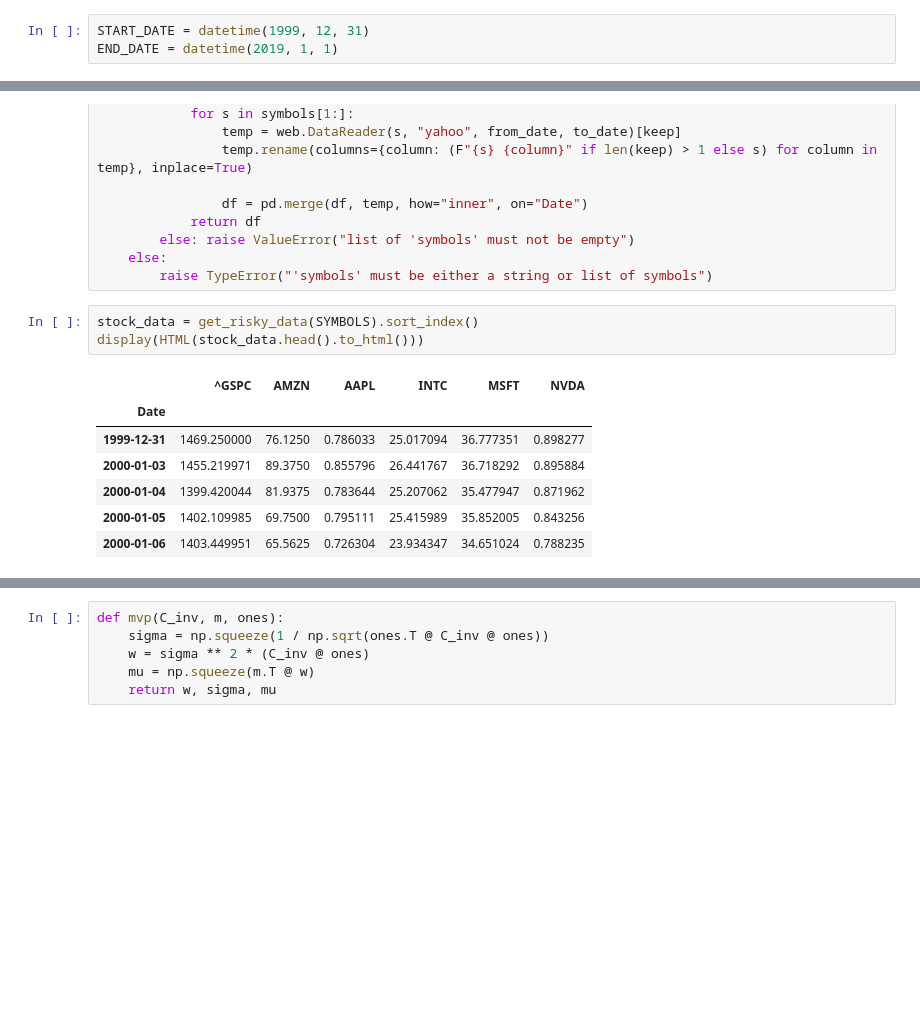
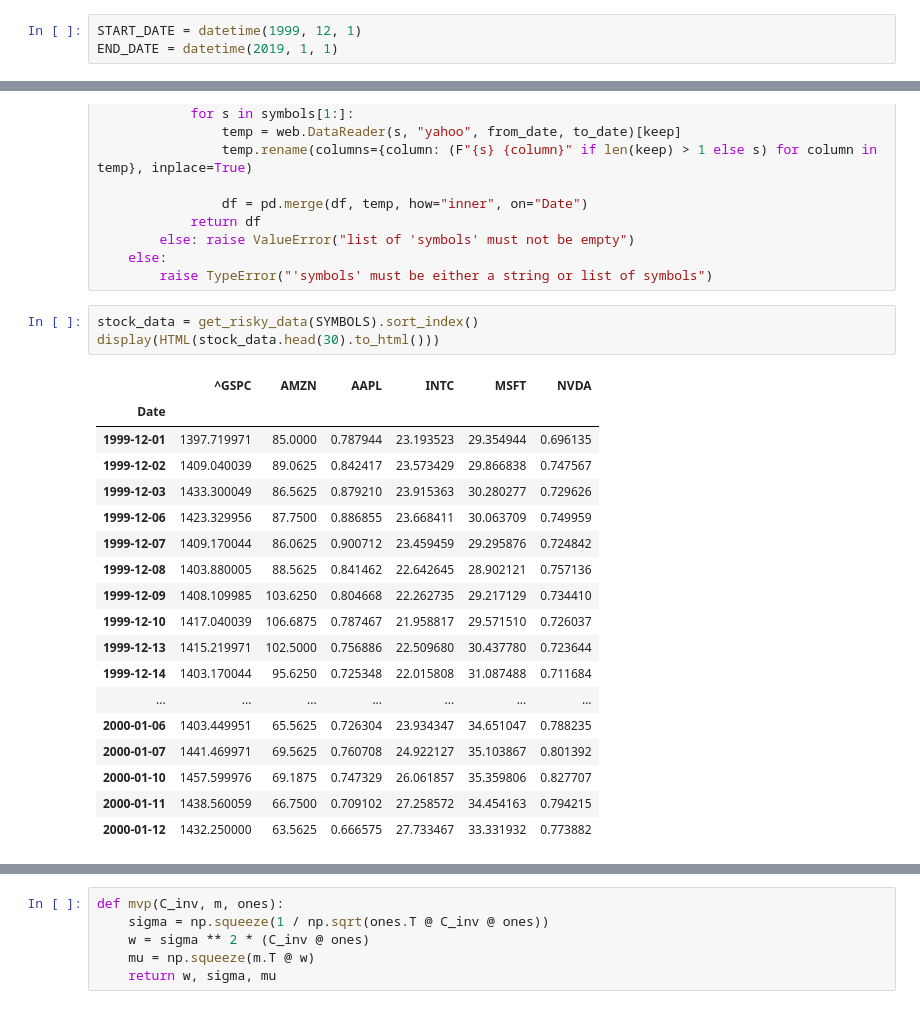
Before and after one commit to markkoszykowski/ECE478---Financial-Signal-Processing, a Jupyter notebook: Problem Set 2/ps2.ipynb, the cells around one changed output, grey strips where cells are left out. Cells and saved outputs as stored; diff of their text form; blank space fills up the shorter version.

```diff
--- a/Problem Set 2/ps2.ipynb
+++ b/Problem Set 2/ps2.ipynb
@@ -22,7 +22,7 @@ plt.rc("axes", titlesize=BIGGER_SIZE)
 CONFIG_FILE = "config.json"
 LIBOR_CSV = "fred_historical_USD1MTD156N.csv"
 # %%
-START_DATE = datetime(1999, 12, 31)
+START_DATE = datetime(1999, 12, 1)
 END_DATE = datetime(2019, 1, 1)
 # %%
 YEARS_TO_STUDY = [
@@ -80,15 +80,26 @@ def get_risky_data(symbols, from_date=START_DATE, to_date=END_DATE, keep=["Adj C
         raise TypeError("'symbols' must be either a string or list of symbols")
 # %%
 stock_data = get_risky_data(SYMBOLS).sort_index()
-display(HTML(stock_data.head().to_html()))
+display(HTML(stock_data.head(30).to_html()))
 # %% [output]
 |  | ^GSPC | AMZN | AAPL | INTC | MSFT | NVDA |
 | Date |  |  |  |  |  |  |
-| 1999-12-31 | 1469.250000 | 76.1250 | 0.786033 | 25.017094 | 36.777351 | 0.898277 |
-| 2000-01-03 | 1455.219971 | 89.3750 | 0.855796 | 26.441767 | 36.718292 | 0.895884 |
-| 2000-01-04 | 1399.420044 | 81.9375 | 0.783644 | 25.207062 | 35.477947 | 0.871962 |
-| 2000-01-05 | 1402.109985 | 69.7500 | 0.795111 | 25.415989 | 35.852005 | 0.843256 |
-| 2000-01-06 | 1403.449951 | 65.5625 | 0.726304 | 23.934347 | 34.651024 | 0.788235 |
+| 1999-12-01 | 1397.719971 | 85.0000 | 0.787944 | 23.193523 | 29.354944 | 0.696135 |
+| 1999-12-02 | 1409.040039 | 89.0625 | 0.842417 | 23.573429 | 29.866838 | 0.747567 |
+| 1999-12-03 | 1433.300049 | 86.5625 | 0.879210 | 23.915363 | 30.280277 | 0.729626 |
+| 1999-12-06 | 1423.329956 | 87.7500 | 0.886855 | 23.668411 | 30.063709 | 0.749959 |
+| 1999-12-07 | 1409.170044 | 86.0625 | 0.900712 | 23.459459 | 29.295876 | 0.724842 |
+| 1999-12-08 | 1403.880005 | 88.5625 | 0.841462 | 22.642645 | 28.902121 | 0.757136 |
+| 1999-12-09 | 1408.109985 | 103.6250 | 0.804668 | 22.262735 | 29.217129 | 0.734410 |
+| 1999-12-10 | 1417.040039 | 106.6875 | 0.787467 | 21.958817 | 29.571510 | 0.726037 |
+| 1999-12-13 | 1415.219971 | 102.5000 | 0.756886 | 22.509680 | 30.437780 | 0.723644 |
+| 1999-12-14 | 1403.170044 | 95.6250 | 0.725348 | 22.015808 | 31.087488 | 0.711684 |
+| ... | ... | ... | ... | ... | ... | ... |
+| 2000-01-06 | 1403.449951 | 65.5625 | 0.726304 | 23.934347 | 34.651047 | 0.788235 |
+| 2000-01-07 | 1441.469971 | 69.5625 | 0.760708 | 24.922127 | 35.103867 | 0.801392 |
+| 2000-01-10 | 1457.599976 | 69.1875 | 0.747329 | 26.061857 | 35.359806 | 0.827707 |
+| 2000-01-11 | 1438.560059 | 66.7500 | 0.709102 | 27.258572 | 34.454163 | 0.794215 |
+| 2000-01-12 | 1432.250000 | 63.5625 | 0.666575 | 27.733467 | 33.331932 | 0.773882 |
 # %%
 libor_data = get_risk_free_data().sort_index()
 display(HTML(libor_data.head().to_html()))
```
Also changed, not shown: parts of 6 cells of this notebook.
